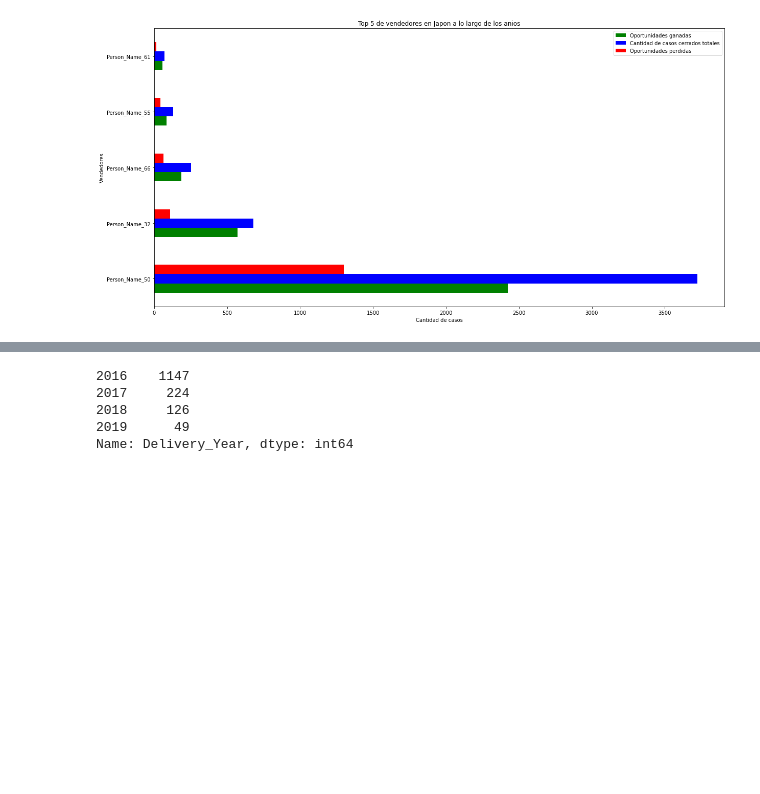
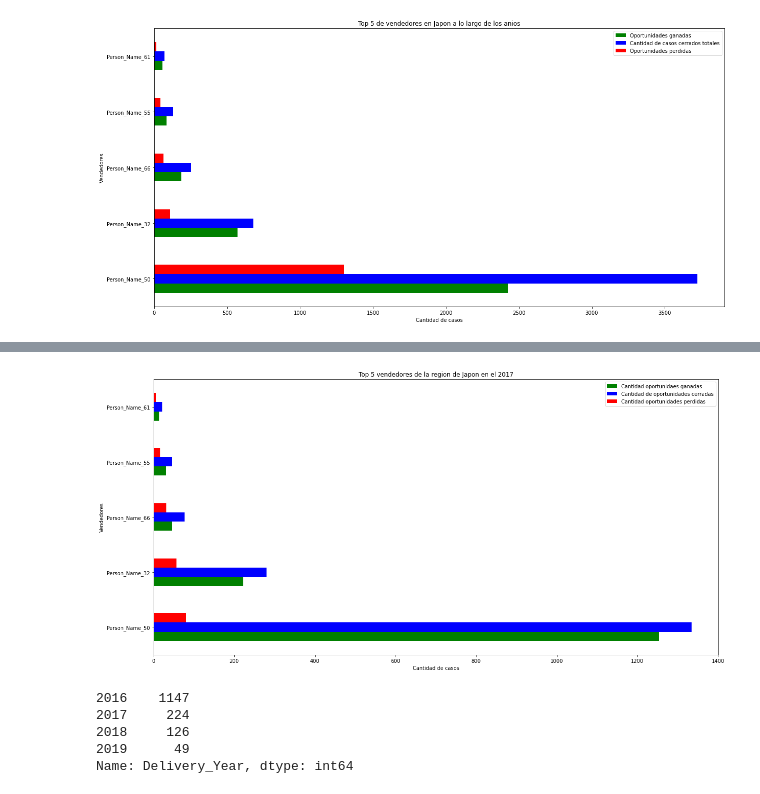
Before and after one commit to Ramaxx95/TP1-Orga-de-Datos, a Jupyter notebook: Visualizaciones/Region_Japan.ipynb, the cells around one changed output, grey strips where cells are left out. Cells and saved outputs as stored; diff of their text form; code cells hidden in the pictures; blank space fills up the shorter version.

Commit message:
Top 5 vendedores de Japon en el 2017

```diff
--- a/Visualizaciones/Region_Japan.ipynb
+++ b/Visualizaciones/Region_Japan.ipynb
@@ -184,0 +202,3 @@ plt.show()
+# %%
+vendedores_2017 = anio_2017.Account_Owner.value_counts().to_frame(name = 'Cantidad de oportunidades cerradas')
+vendedores_2017
@@ -184,0 +214,3 @@ plt.show()
+# %%
+vendedores_2017_ganados = anio_2017[ anio_2017.Stage == 'Closed Won'].Account_Owner.value_counts().to_frame(name = 'Cantidad oportunidaes ganadas')
+vendedores_2017_ganados
@@ -184,0 +224,3 @@ plt.show()
+# %%
+vendedores_2017_perdidos = anio_2017[anio_2017.Stage == 'Closed Lost'].Account_Owner.value_counts().to_frame(name = 'Cantidad oportunidades perdidas')
+vendedores_2017_perdidos
@@ -184,0 +236,4 @@ plt.show()
+# %%
+lista_vendedores_2017 = [vendedores_2017_ganados, vendedores_2017, vendedores_2017_perdidos]
+top_5_vendedores_2017 = pd.concat(lista_vendedores_2017, join = 'outer', axis =1).fillna(0).nlargest(5, 'Cantidad oportunidaes ganadas')
+top_5_vendedores_2017
@@ -185,3 +247,11 @@ plt.show()
+# %%
+top_5_vendedores_2017.plot.barh( title = 'Top 5 vendedores de la region de Japon en el 2017', color = ['green','blue','red'], rot = 0 ,figsize = ((20,10)))
+ax=plt.gca()
+ax.set_ylabel('Vendedores');
+ax.set_xlabel('Cantidad de casos')
+plt.show()
+# %% [output]
+[figure, added]
 # %%
 japon_cerrados_perdidas_df.Delivery_Year.value_counts()
 # %% [output]
```
Also changed, not shown: parts of 5 cells of this notebook.
